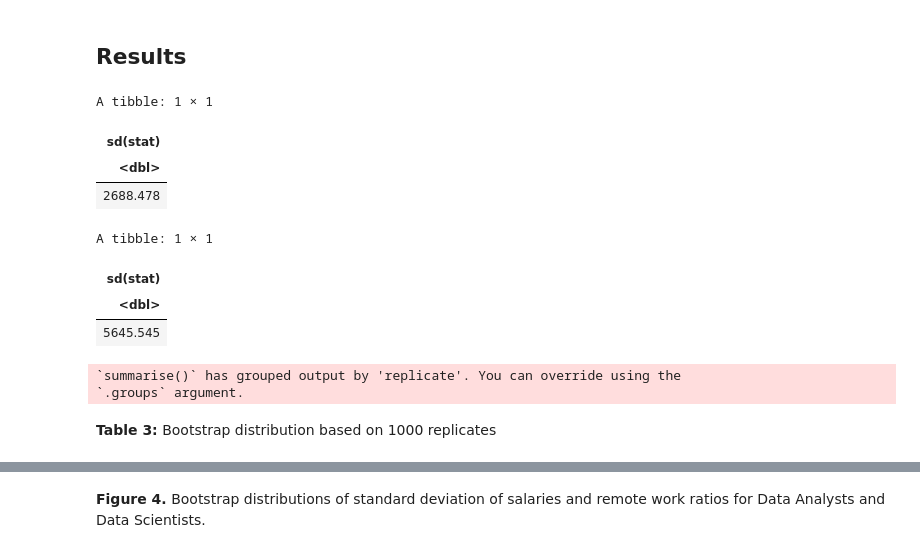
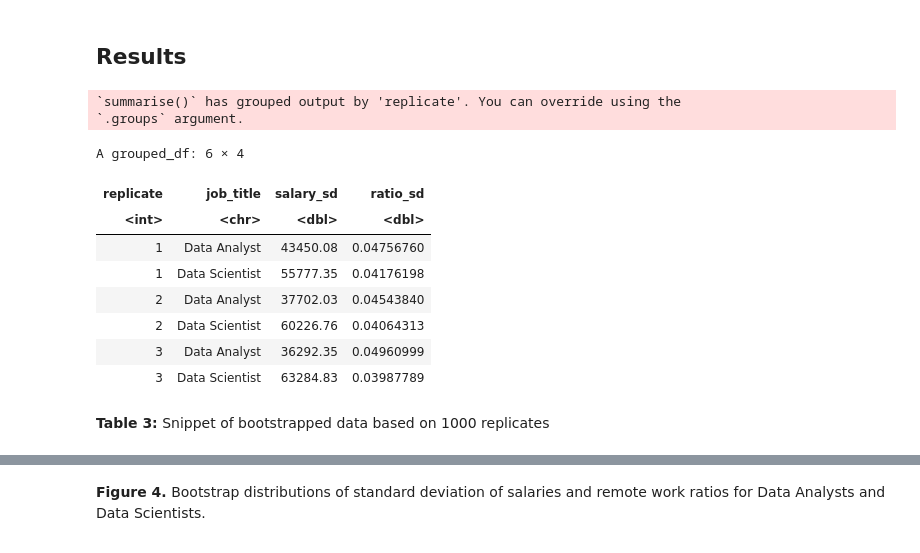
Before and after one commit to vindennt/stat-201-project-group-10, a Jupyter notebook: Final draft.ipynb, the cells around one changed output, grey strips where cells are left out. Saved outputs shown, nothing was run; the diff lists cells and outputs as text; code cells hidden in the pictures.

```diff
--- a/Final draft.ipynb
+++ b/Final draft.ipynb
@@ -260,43 +242,26 @@ With a 90% confidence level, we anticipate rejecting both null hypotheses at a s
 # %%
 # Seed set at initiation
 
-# Using infer
-analyst_bootstrapped_salary_sd <- salaries_new %>%
-    filter(job_title == "Data Analyst") %>%
-    specify(response = salary_in_usd) %>%
-    generate(type = "bootstrap", reps = 1000) %>%
-    calculate(stat = "sd") %>%
-    summarise(sd(stat))
-
-scientist_bootstrapped_salary_sd <- salaries_new %>%
-    filter(job_title == "Data Scientist") %>%
-    specify(response = salary_in_usd) %>%
-    generate(type = "bootstrap", reps = 1000) %>%
-    calculate(stat = "sd") %>%
-    summarise(sd(stat))
-
-head(analyst_bootstrapped_salary_sd)
-head(scientist_bootstrapped_salary_sd)
-
-
-# using traditional method
+# Get 1000 bootstrap samples
 bootstrapped_samples <- salaries_new %>%
         ungroup() %>%
         rep_sample_n(size = nrow(salaries_new), reps = 1000, replace = TRUE) %>%
         group_by(replicate, job_title) %>%
         summarise(salary_sd = sd(salary_in_usd),
-                  ratio_sd = sqrt((mean(remote_ratio == "remote") * (1-mean(remote_ratio == "remote")))/n())) # standard deviation of sample proportion
+        ratio_sd = sqrt((mean(remote_ratio == "remote") * (1-mean(remote_ratio == "remote")))/n())) # standard deviation of sample proportion
+head(bootstrapped_samples)
 # %% [output]
-A tibble: 1 × 1
+`summarise()` has grouped output by 'replicate'. You can override using the
+`.groups` argument.
+A grouped_df: 6 × 4
-| sd(stat) |
-| <dbl> |
-| 2688.478 |
+| replicate | job_title | salary_sd | ratio_sd |
+| <int> | <chr> | <dbl> | <dbl> |
+| 1 | Data Analyst | 43450.08 | 0.04756760 |
+| 1 | Data Scientist | 55777.35 | 0.04176198 |
+| 2 | Data Analyst | 37702.03 | 0.04543840 |
+| 2 | Data Scientist | 60226.76 | 0.04064313 |
+| 3 | Data Analyst | 36292.35 | 0.04960999 |
+| 3 | Data Scientist | 63284.83 | 0.03987789 |
-A tibble: 1 × 1
-| sd(stat) |
-| <dbl> |
-| 5645.545 |
-`summarise()` has grouped output by 'replicate'. You can override using the
-`.groups` argument.
 # %% [markdown]
-**Table 3:** Bootstrap distribution based on 1000 replicates
+**Table 3:** Snippet of bootstrapped data based on 1000 replicates
 # %%
```
Also changed, not shown: parts of 14 cells of this notebook.
